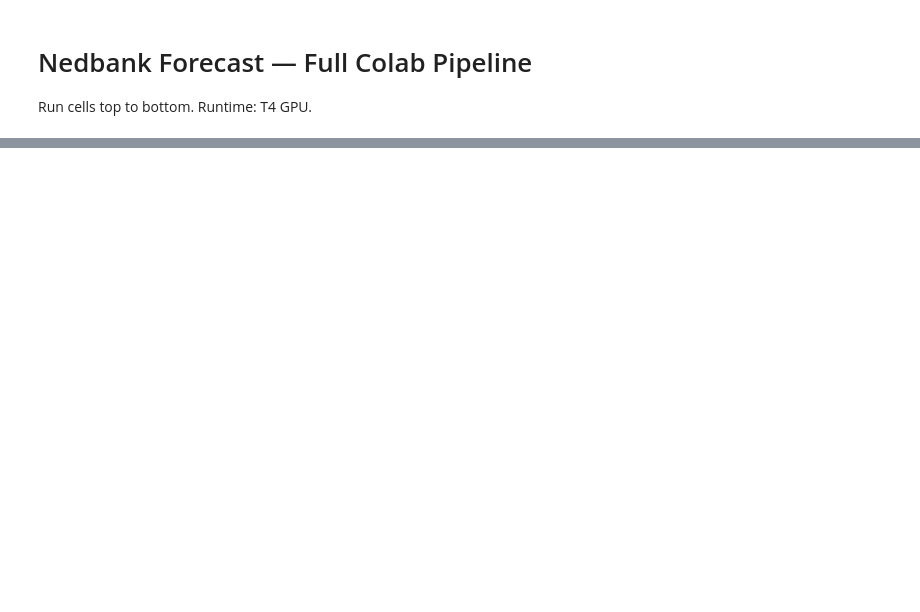
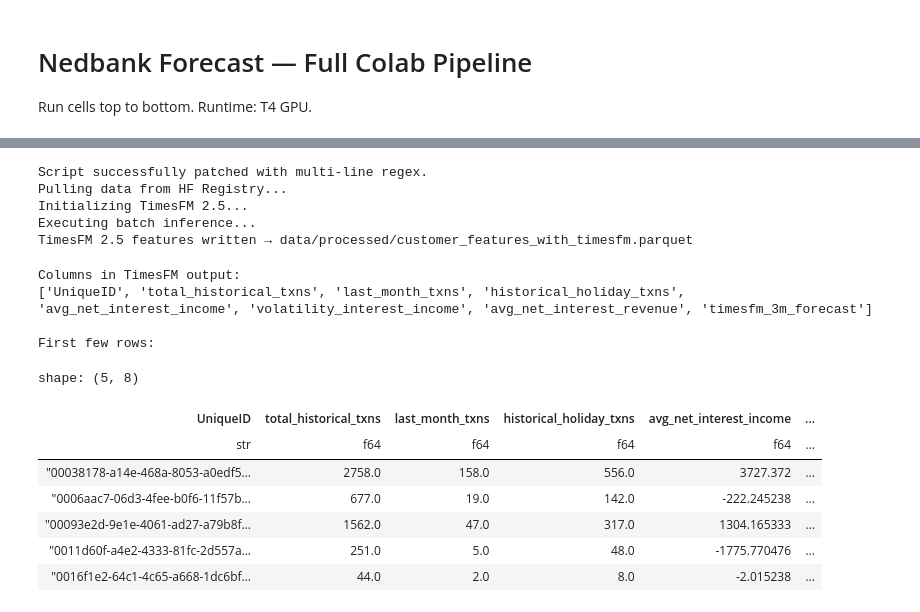
Before and after one commit to ZolisaSilolo/zindi_nedbank_forecast, a Jupyter notebook: notebooks/00_colab_setup.ipynb, the cells around one changed output, grey strips where cells are left out. Drawn from its saved outputs; the diff is of its cells as text; code cells hidden in the pictures; blank space fills up the shorter version.

```diff
--- a/notebooks/00_colab_setup.ipynb
+++ b/notebooks/00_colab_setup.ipynb
@@ -61,0 +167,57 @@ os.environ['DATA_DIR'] = DRIVE_DIR
+# %%
+# 7. NODE 2 — Robust Patch & Run TimesFM Inference
+import os
+import re
+
+script_path = 'src/features/02_timesfm_features.py'
+with open(script_path, 'r') as f:
+    content = f.read()
+
+# Use re.DOTALL to match across newlines in case the function call is split
+pattern = r"pl\.read_parquet\(.*?hf://.*?\)"
+
+replacement = """(pl.read_parquet('data/processed/customer_base_features.parquet')
+                   if os.path.exists('data/processed/customer_base_features.parquet')
+                   else pl.read_parquet(f"hf://datasets/Zolisa/{os.environ.get('HF_REPO')}/customer_base_features.parquet"))"""
+
+if re.search(pattern, content, flags=re.DOTALL):
+    new_content = re.sub(pattern, replacement, content, flags=re.DOTALL)
+    with open(script_path, 'w') as f:
+        f.write(new_content)
+    print("Script successfully patched with multi-line regex.")
+else:
+    print("Regex patch failed. Printing the first 30 lines of the script for diagnosis:")
+    print("\n".join(content.splitlines()[:30]))
+
+!python src/features/02_timesfm_features.py
+# %% [output]
+Script successfully patched with multi-line regex.
+Pulling data from HF Registry...
+Initializing TimesFM 2.5...
+Executing batch inference...
+TimesFM 2.5 features written → data/processed/customer_features_with_timesfm.parquet
+# %%
+import polars as pl
+# Inspect the output from Node 2
+timesfm_results = '/content/zindi_nedbank_forecast/data/processed/customer_features_with_timesfm.parquet'
+if os.path.exists(timesfm_results):
+    df_check = pl.read_parquet(timesfm_results)
+    print("Columns in TimesFM output:")
+    print(df_check.columns)
+    print("\nFirst few rows:")
+    display(df_check.head())
+else:
+    print("TimesFM output file not found.")
+# %% [output]
+Columns in TimesFM output:
+['UniqueID', 'total_historical_txns', 'last_month_txns', 'historical_holiday_txns', 'avg_net_interest_income', 'volatility_interest_income', 'avg_net_interest_revenue', 'timesfm_3m_forecast']
+
+First few rows:
+shape: (5, 8)
+| UniqueID | total_historical_txns | last_month_txns | historical_holiday_txns | avg_net_interest_income | ... |
+| str | f64 | f64 | f64 | f64 | ... |
+| "00038178-a14e-468a-8053-a0edf5… | 2758.0 | 158.0 | 556.0 | 3727.372 | ... |
+| "0006aac7-06d3-4fee-b0f6-11f57b… | 677.0 | 19.0 | 142.0 | -222.245238 | ... |
+| "00093e2d-9e1e-4061-ad27-a79b8f… | 1562.0 | 47.0 | 317.0 | 1304.165333 | ... |
+| "0011d60f-a4e2-4333-81fc-2d557a… | 251.0 | 5.0 | 48.0 | -1775.770476 | ... |
+| "0016f1e2-64c1-4c65-a668-1dc6bf… | 44.0 | 2.0 | 8.0 | -2.015238 | ... |
```
Also changed, not shown: parts of 27 cells of this notebook.
